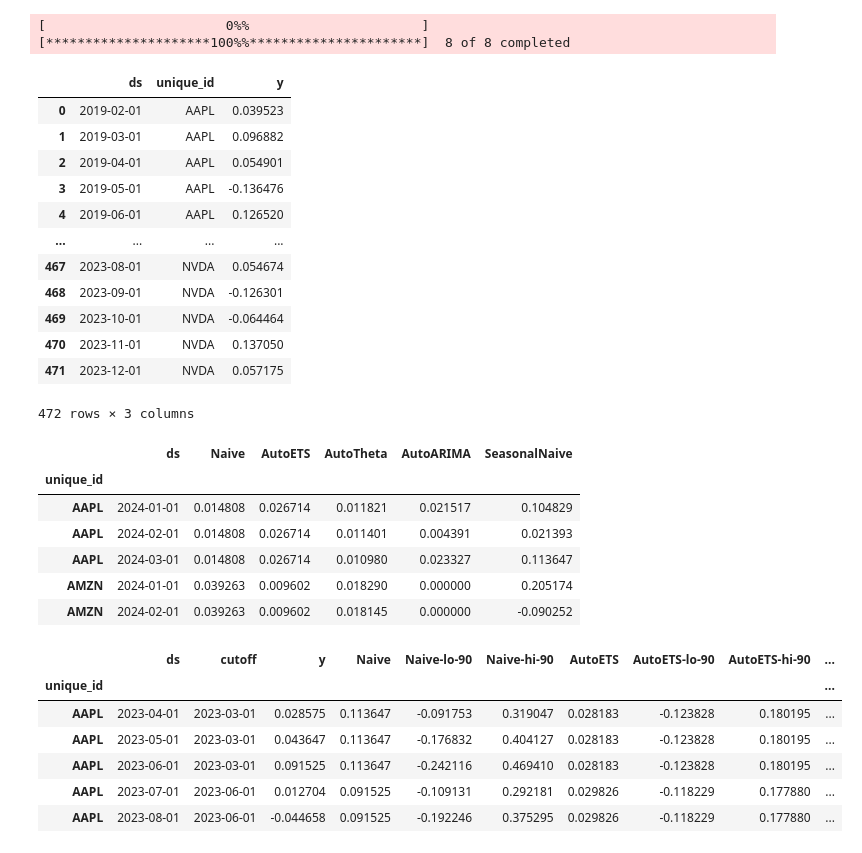
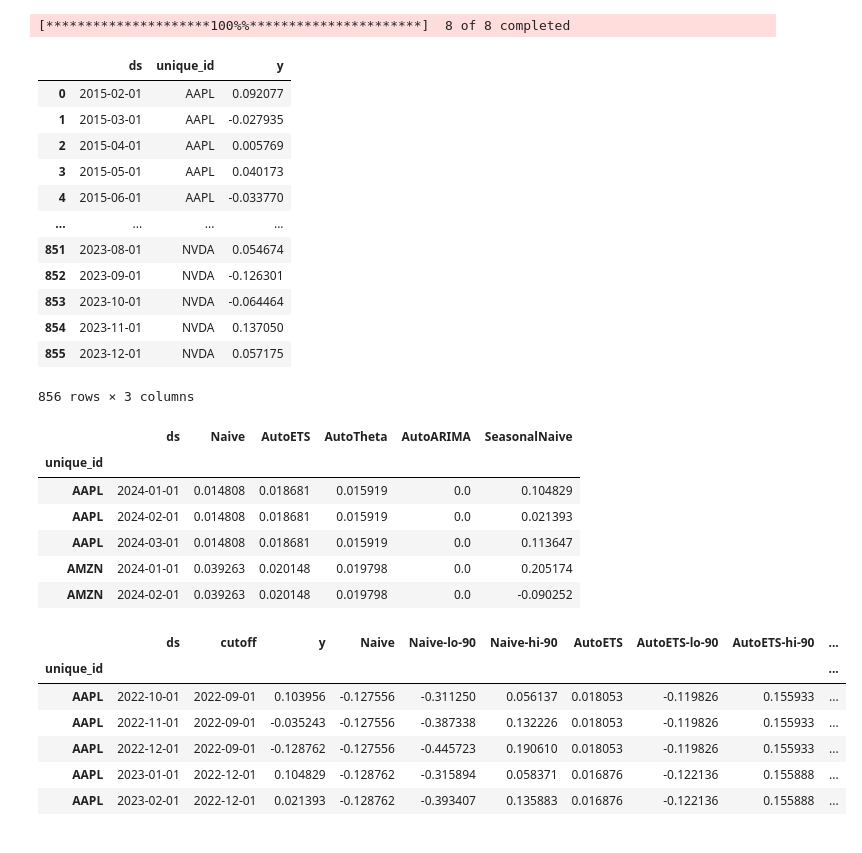
Before and after one commit to marcosherediapimienta/GenerativeAI_TimeSeries, a Jupyter notebook: Baseline_models(monthly).ipynb, the cells around one changed output. Saved outputs shown, nothing was run; the diff lists cells and outputs as text; code cells hidden in the pictures.

```diff
--- a/Baseline_models(monthly).ipynb
+++ b/Baseline_models(monthly).ipynb
@@ -23,7 +23,7 @@ warnings.filterwarnings("ignore")
 # %%
 # Descargar datos
 tickers = ['AAPL', 'MSFT', 'GOOGL', 'AMZN', 'NVDA', 'META', 'IBM', 'BTC-USD']
-Y_df = yf.download(tickers, start='2019-01-01', end='2023-12-31', interval='1mo')['Adj Close']
+Y_df = yf.download(tickers, start='2015-01-01', end='2023-12-31', interval='1mo')['Adj Close']
 
 # Resetear el índice y transformar el DataFrame
 Y_df = Y_df.reset_index().melt(id_vars='Date', var_name='unique_id', value_name='y')
@@ -34,20 +34,20 @@ Y_df['y'] = np.log(Y_df['y'].div(Y_df.groupby('unique_id')['y'].shift(1)))
 Y_df = Y_df.dropna(subset=['y']).reset_index(drop=True)
 Y_df
 # %% [output]
-[                       0%%                      ][*********************100%%**********************]  8 of 8 completed
+[*********************100%%**********************]  8 of 8 completed
 |  | ds | unique_id | y |
-| 0 | 2019-02-01 | AAPL | 0.039523 |
-| 1 | 2019-03-01 | AAPL | 0.096882 |
-| 2 | 2019-04-01 | AAPL | 0.054901 |
-| 3 | 2019-05-01 | AAPL | -0.136476 |
-| 4 | 2019-06-01 | AAPL | 0.126520 |
+| 0 | 2015-02-01 | AAPL | 0.092077 |
+| 1 | 2015-03-01 | AAPL | -0.027935 |
+| 2 | 2015-04-01 | AAPL | 0.005769 |
+| 3 | 2015-05-01 | AAPL | 0.040173 |
+| 4 | 2015-06-01 | AAPL | -0.033770 |
 | ... | ... | ... | ... |
-| 467 | 2023-08-01 | NVDA | 0.054674 |
-| 468 | 2023-09-01 | NVDA | -0.126301 |
-| 469 | 2023-10-01 | NVDA | -0.064464 |
-| 470 | 2023-11-01 | NVDA | 0.137050 |
-| 471 | 2023-12-01 | NVDA | 0.057175 |
+| 851 | 2023-08-01 | NVDA | 0.054674 |
+| 852 | 2023-09-01 | NVDA | -0.126301 |
+| 853 | 2023-10-01 | NVDA | -0.064464 |
+| 854 | 2023-11-01 | NVDA | 0.137050 |
+| 855 | 2023-12-01 | NVDA | 0.057175 |
-472 rows × 3 columns
+856 rows × 3 columns
 # %%
 season_length = 12
 horizon = 3
@@ -74,22 +74,22 @@ Y_hat_df.head()
 # %% [output]
 |  | ds | Naive | AutoETS | AutoTheta | AutoARIMA | SeasonalNaive |
 | unique_id |  |  |  |  |  |  |
-| AAPL | 2024-01-01 | 0.014808 | 0.026714 | 0.011821 | 0.021517 | 0.104829 |
-| AAPL | 2024-02-01 | 0.014808 | 0.026714 | 0.011401 | 0.004391 | 0.021393 |
-| AAPL | 2024-03-01 | 0.014808 | 0.026714 | 0.010980 | 0.023327 | 0.113647 |
-| AMZN | 2024-01-01 | 0.039263 | 0.009602 | 0.018290 | 0.000000 | 0.205174 |
-| AMZN | 2024-02-01 | 0.039263 | 0.009602 | 0.018145 | 0.000000 | -0.090252 |
+| AAPL | 2024-01-01 | 0.014808 | 0.018681 | 0.015919 | 0.0 | 0.104829 |
+| AAPL | 2024-02-01 | 0.014808 | 0.018681 | 0.015919 | 0.0 | 0.021393 |
+| AAPL | 2024-03-01 | 0.014808 | 0.018681 | 0.015919 | 0.0 | 0.113647 |
+| AMZN | 2024-01-01 | 0.039263 | 0.020148 | 0.019798 | 0.0 | 0.205174 |
+| AMZN | 2024-02-01 | 0.039263 | 0.020148 | 0.019798 | 0.0 | -0.090252 |
 # %%
-cv_df = sf.cross_validation(df=Y_df, h=horizon, n_windows=3, step_size=horizon, level=[90])
+cv_df = sf.cross_validation(df=Y_df, h=horizon, n_windows=5, step_size=horizon, level=[90])
 cv_df.head()
 # %% [output]
 |  | ds | cutoff | y | Naive | Naive-lo-90 | Naive-hi-90 | AutoETS | AutoETS-lo-90 | AutoETS-hi-90 | ... |
 | unique_id |  |  |  |  |  |  |  |  |  | ... |
-| AAPL | 2023-04-01 | 2023-03-01 | 0.028575 | 0.113647 | -0.091753 | 0.319047 | 0.028183 | -0.123828 | 0.180195 | ... |
-| AAPL | 2023-05-01 | 2023-03-01 | 0.043647 | 0.113647 | -0.176832 | 0.404127 | 0.028183 | -0.123828 | 0.180195 | ... |
-| AAPL | 2023-06-01 | 2023-03-01 | 0.091525 | 0.113647 | -0.242116 | 0.469410 | 0.028183 | -0.123828 | 0.180195 | ... |
-| AAPL | 2023-07-01 | 2023-06-01 | 0.012704 | 0.091525 | -0.109131 | 0.292181 | 0.029826 | -0.118229 | 0.177880 | ... |
-| AAPL | 2023-08-01 | 2023-06-01 | -0.044658 | 0.091525 | -0.192246 | 0.375295 | 0.029826 | -0.118229 | 0.177880 | ... |
+| AAPL | 2022-10-01 | 2022-09-01 | 0.103956 | -0.127556 | -0.311250 | 0.056137 | 0.018053 | -0.119826 | 0.155933 | ... |
+| AAPL | 2022-11-01 | 2022-09-01 | -0.035243 | -0.127556 | -0.387338 | 0.132226 | 0.018053 | -0.119826 | 0.155933 | ... |
+| AAPL | 2022-12-01 | 2022-09-01 | -0.128762 | -0.127556 | -0.445723 | 0.190610 | 0.018053 | -0.119826 | 0.155933 | ... |
+| AAPL | 2023-01-01 | 2022-12-01 | 0.104829 | -0.128762 | -0.315894 | 0.058371 | 0.016876 | -0.122136 | 0.155888 | ... |
+| AAPL | 2023-02-01 | 2022-12-01 | 0.021393 | -0.128762 | -0.393407 | 0.135883 | 0.016876 | -0.122136 | 0.155888 | ... |
 # %%
 StatsForecast.plot(Y_df, cv_df.drop(['cutoff', 'y'], axis=1))
 # %% [output]
```
Also changed, not shown: parts of 5 cells of this notebook, 2 other files.
